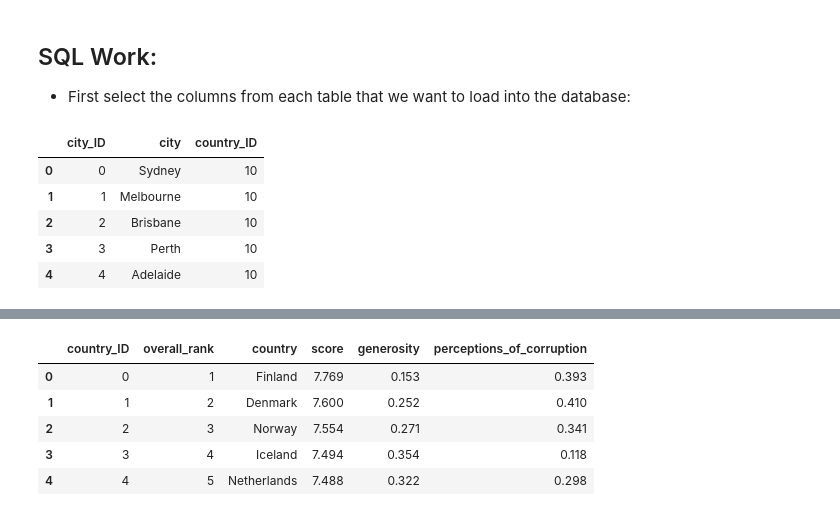
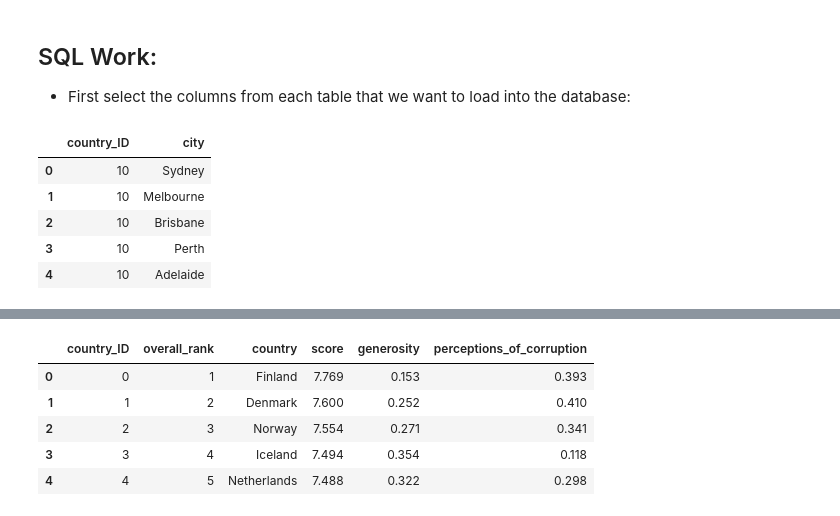
Before and after one commit to zwcrowley/Project_2_ETL_KPflugi_ZCrowley, a Jupyter notebook: zack_api_etl_proj2.ipynb, the cells around one changed output, grey strips where cells are left out. Cells and saved outputs as stored; diff of their text form; code cells hidden in the pictures.

```diff
--- a/zack_api_etl_proj2.ipynb
+++ b/zack_api_etl_proj2.ipynb
@@ -450,8 +495,8 @@ happiness_df.head()
 | 3 | 3 | 4 | Iceland | 7.494 | 0.354 | 0.118 |
 | 4 | 4 | 5 | Netherlands | 7.488 | 0.322 | 0.298 |
 # %%
-# Read in country list data from csv:
-country_file = "Output/country.csv"
-country_df = pd.read_csv(country_file)
-country_df.head()
+# Read in country_junction data from csv:
+country_junction_file = "Output/country_junction.csv"
+country_junction_df = pd.read_csv(country_junction_file)
+country_junction_df.head()
 # %% [output]
@@ -514,12 +571,12 @@ weather_df.head()
 - First select the columns from each table that we want to load into the database:
 # %%
 # Ready to load into postgreSQL, if the prefix is "new_":
-new_country_df = country_df.copy()
-new_country_df.head()
+new_country_junction_df = country_junction_df.copy()
+new_country_junction_df.head()
 # %% [output]
-|  | city_ID | city | country_ID |
-| 0 | 0 | Sydney | 10 |
-| 1 | 1 | Melbourne | 10 |
-| 2 | 2 | Brisbane | 10 |
-| 3 | 3 | Perth | 10 |
-| 4 | 4 | Adelaide | 10 |
+|  | country_ID | city |
+| 0 | 10 | Sydney |
+| 1 | 10 | Melbourne |
+| 2 | 10 | Brisbane |
+| 3 | 10 | Perth |
+| 4 | 10 | Adelaide |
```
Also changed, not shown: parts of 17 cells of this notebook, 7 other files.
